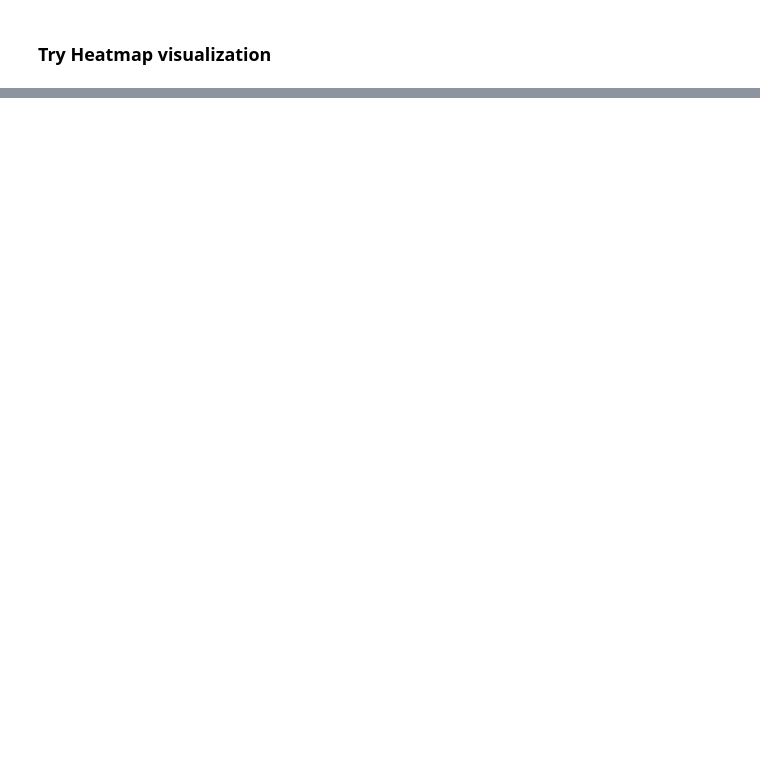
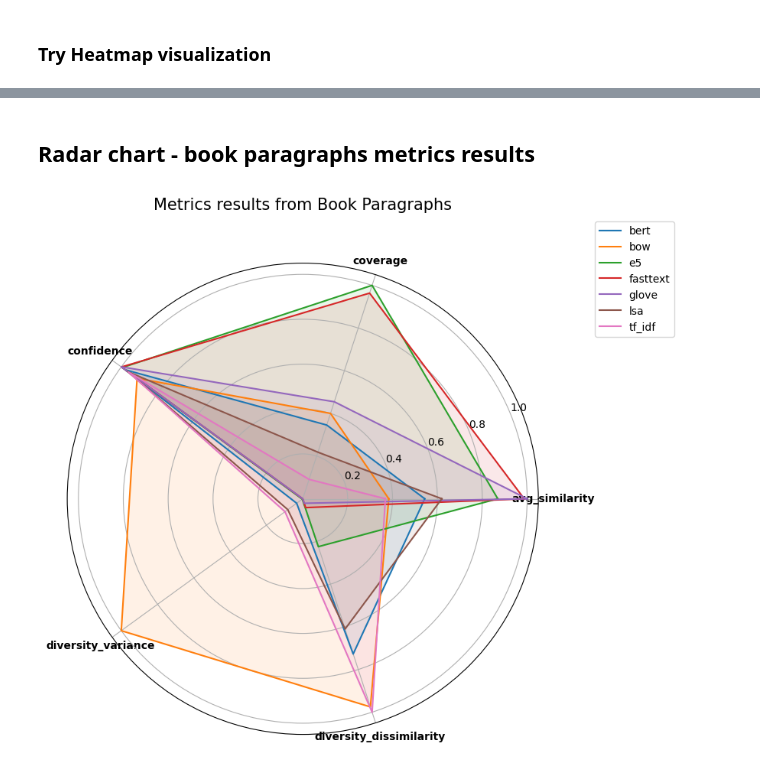
Before and after one commit to Akos360/Evaluating_Recommender_Systems_Implementation, a Jupyter notebook: src/evaluation.ipynb, the cells around one changed output, grey strips where cells are left out. Drawn from its saved outputs; the diff is of its cells as text; code cells hidden in the pictures; blank space fills up the shorter version.

```diff
--- a/src/evaluation.ipynb
+++ b/src/evaluation.ipynb
@@ -926,0 +1018,45 @@ plt.show()
+# %% [markdown]
+## Radar chart - book paragraphs metrics results
+# %%
+import pandas as pd
+import numpy as np
+import matplotlib.pyplot as plt
+
+df = pd.read_csv('results/results_for_paragraph/results/final_combined_algorithm_paragraph.csv')
+
+
+# Normalize data for radar chart (0-1 scale)
+selected_metrics = ['avg_similarity', 'coverage', 'confidence', 'diversity_variance', 'diversity_dissimilarity']
+df = df[['Algorithm'] + selected_metrics]
+metrics = selected_metrics
+df_norm = df.copy()
+for metric in metrics:
+    max_val = df[metric].max()
+    df_norm[metric] = df[metric] / max_val  # normalize to [0, 1]
+
+# Radar chart setup
+labels = metrics
+num_vars = len(labels)
+
+angles = np.linspace(0, 2 * np.pi, num_vars, endpoint=False).tolist()
+angles += angles[:1]  # complete the circle
+
+fig, ax = plt.subplots(figsize=(8, 8), subplot_kw=dict(polar=True))
+
+# Plot each algorithm
+for i, row in df_norm.iterrows():
+    values = row[1:].tolist()
+    values += values[:1]  # repeat the first value to close the circle
+    ax.plot(angles, values, label=row['Algorithm'])
+    ax.fill(angles, values, alpha=0.1)
+
+# Add labels
+ax.set_xticks(angles[:-1])
+ax.set_xticklabels(labels, fontweight='bold')
+# ax.set_yticklabels([])
+ax.set_title("Metrics results from Book Paragraphs", size=15, y=1.1)
+ax.legend(loc='upper right', bbox_to_anchor=(1.3, 1.1))
+
+plt.show()
+# %% [output]
+[figure, added]
```
Also changed, not shown: parts of 57 cells of this notebook.
